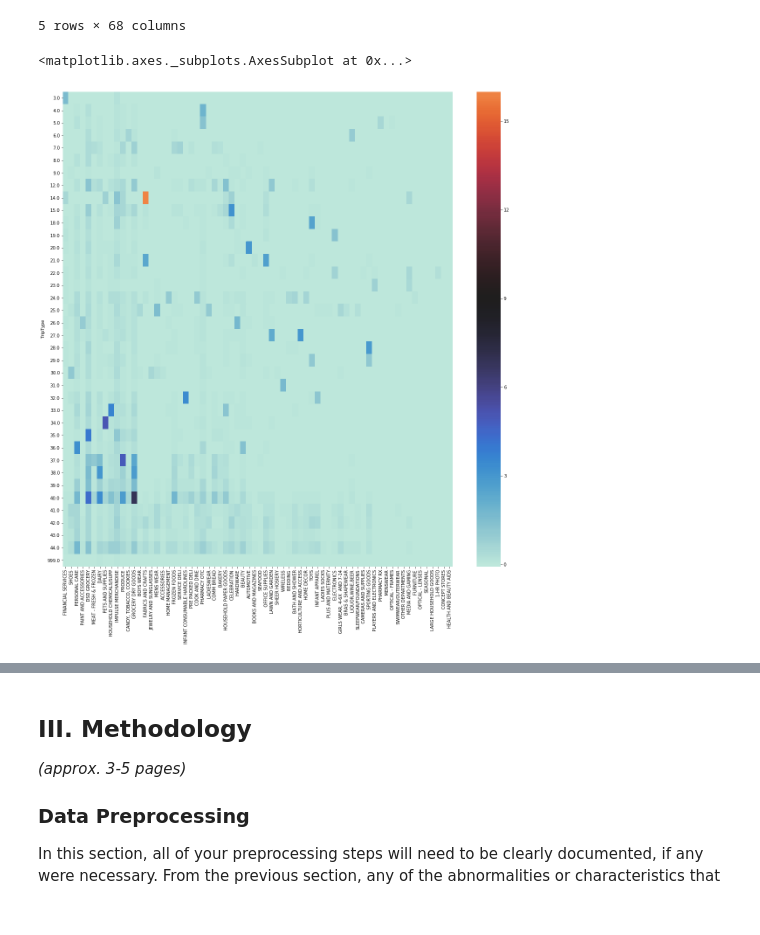
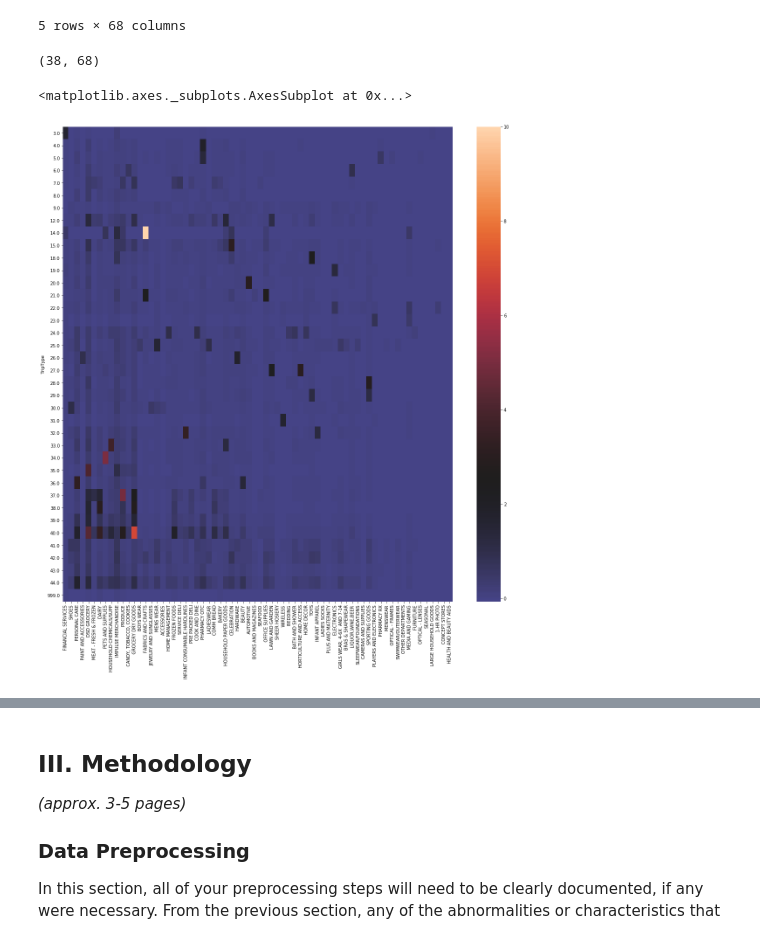
Before and after one commit to prosanes/machine-learning, a Jupyter notebook: projects/capstone/capstone_report.ipynb, the cells around one changed output, grey strips where cells are left out. Saved outputs shown, nothing was run; the diff lists cells and outputs as text; code cells hidden in the pictures.

```diff
--- a/projects/capstone/capstone_report.ipynb
+++ b/projects/capstone/capstone_report.ipynb
@@ -291,19 +293,23 @@ department_means_by_trip_type.head()
 # %%
 from seaborn import heatmap
 
 %matplotlib inline
 
 import matplotlib.pyplot as plt
 
 fig, ax = plt.subplots(figsize=(20,20))         # Sample figsize in inches
 
+print department_means_by_trip_type.shape
+
 heatmap(department_means_by_trip_type,
         annot=False,
-        center=9.0,
+        center=2.5,
+        vmax=10.0,
         ax=ax)
 # %% [output]
-<matplotlib.axes._subplots.AxesSubplot at 0x...>
+(38, 68)
+<matplotlib.axes._subplots.AxesSubplot at 0x...>
-[figure, old version]
+[figure, new version]
 # %% [markdown]
 ### Algorithms and Techniques
 In this section, you will need to discuss the algorithms and techniques you intend to use for solving the problem. You should justify the use of each one based on the characteristics of the problem and the problem domain. Questions to ask yourself when writing this section:
```
Also changed, not shown: parts of 5 cells of this notebook.
